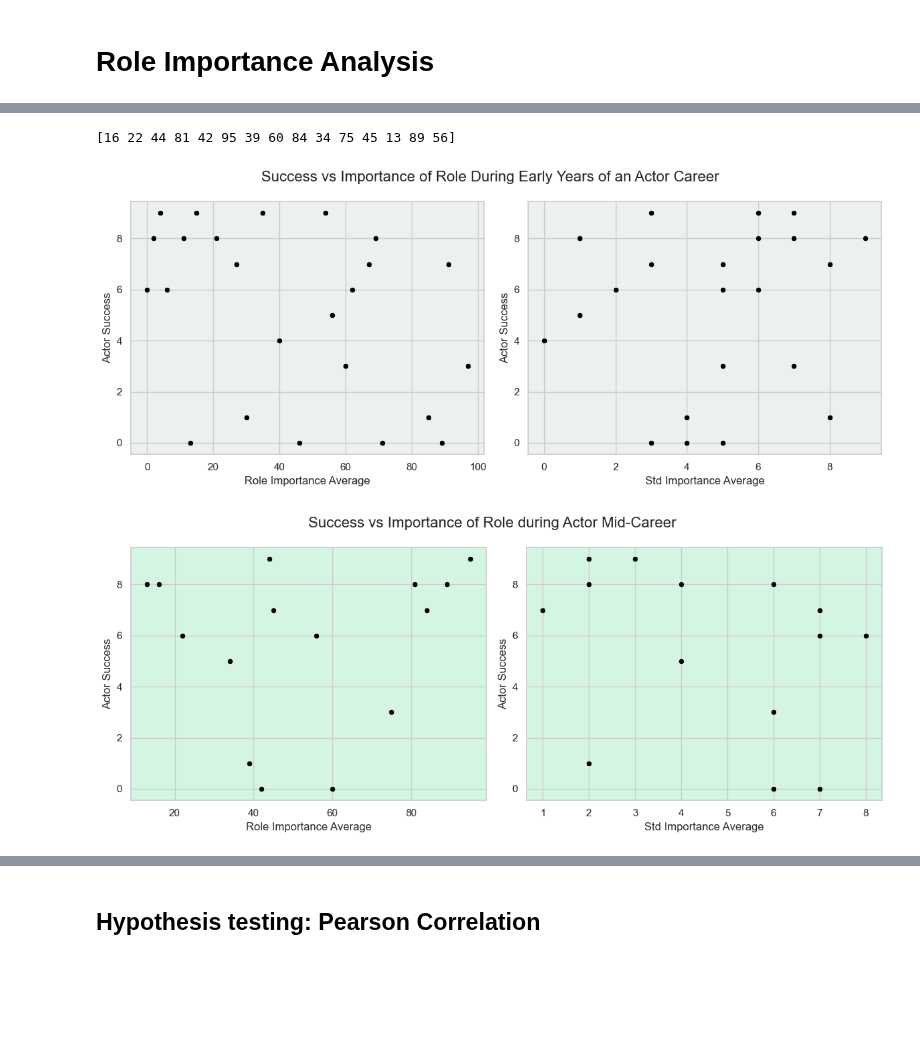
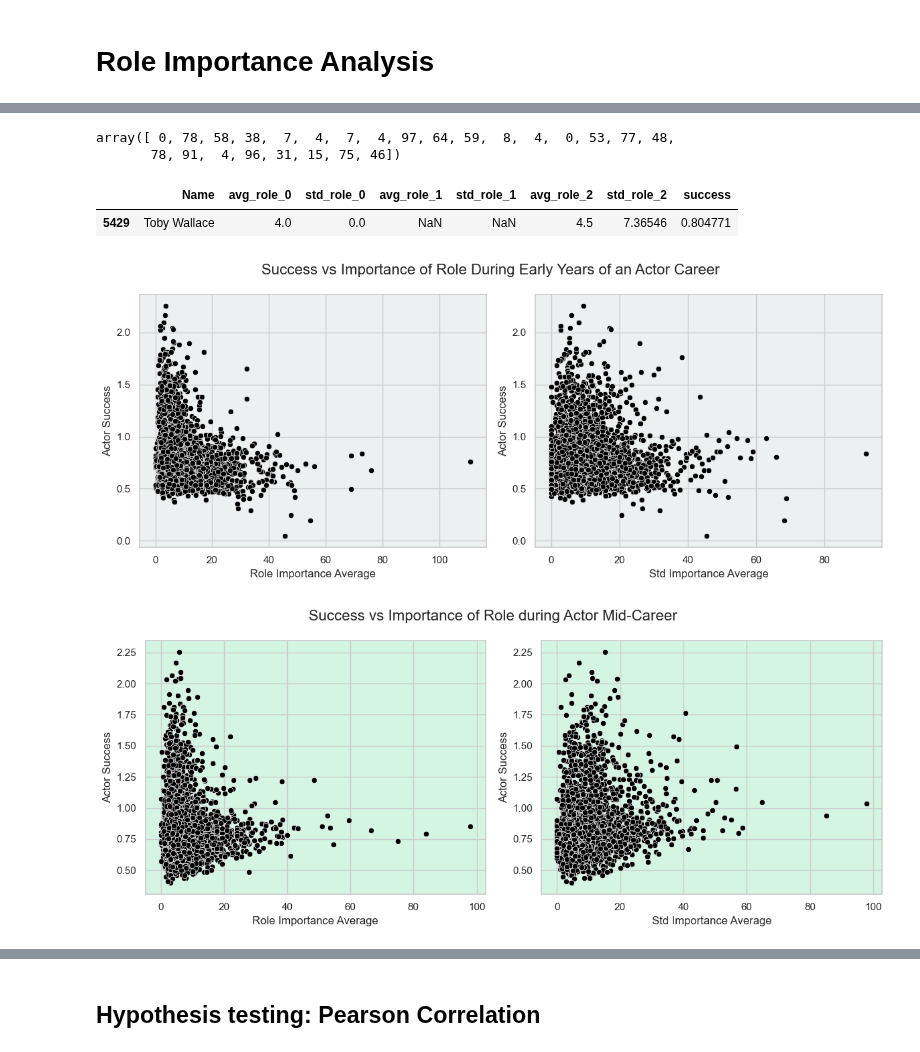
Before and after one commit to epfl-ada/ada-2023-project-cinemada, a Jupyter notebook: Preprocessing/analysis.ipynb, the cells around one changed output, grey strips where cells are left out. Saved outputs shown, nothing was run; the diff lists cells and outputs as text; code cells hidden in the pictures; blank space fills up the shorter version.

Commit message:
analysis with complete dataset for lead role, graphs not finished

```diff
--- a/Preprocessing/analysis.ipynb
+++ b/Preprocessing/analysis.ipynb
@@ -56,3 +56,11 @@ data_3 = {
 actor_1 = pd.DataFrame(data_1)
 actor_2 = pd.DataFrame(data_2)
 actor_3 = pd.DataFrame(data_3)
+# %%
+#Load data
+df = pd.read_csv('../Data/preprocessed_data/final_data/full_db.csv')
+
+columns_to_keep = ['name', 'avg_order_0','std_order_0','avg_order_1','std_order_1','avg_order_2','std_order_2','success']
+df = df[columns_to_keep]
+full_df = df.rename(columns={'name': 'Name', 'avg_order_0': 'avg_role_0', 'std_order_0': 'std_role_0', 'avg_order_1': 'avg_role_1', 'std_order_1': 'std_role_1', 'avg_order_2': 'avg_role_2', 'std_order_2': 'std_role_2'})
+full_df.sort_values(by=['success'], ascending=False)
@@ -75,15 +97,38 @@ full_df= pd.DataFrame(full_data)
 # %%
-avg_role_beginning= np.concatenate([actor_1['avg_role_0'],actor_2['avg_role_0'],actor_3['avg_role_0']])
-avg_role_mid= np.concatenate([actor_2['avg_role_1'],actor_3['avg_role_1']])
-avg_role_end= np.array(actor_3['avg_role_2'])
-std_role_beginning= np.concatenate([actor_1['std_role_0'],actor_2['std_role_0'],actor_3['std_role_0']])
-std_role_mid= np.concatenate([actor_2['std_role_1'],actor_3['std_role_1']])
-std_role_end= np.array(actor_3['std_role_2'])
-success_1= np.concatenate([actor_1['success'],actor_2['success'],actor_3['success']])
-success_2= np.concatenate([actor_2['success'],actor_3['success']])
-success_3= np.array(actor_3['success'])
+# avg_role_beginning= np.concatenate([actor_1['avg_role_0'],actor_2['avg_role_0'],actor_3['avg_role_0']])
+# avg_role_mid= np.concatenate([actor_2['avg_role_1'],actor_3['avg_role_1']])
+# avg_role_end= np.array(actor_3['avg_role_2'])
+# std_role_beginning= np.concatenate([actor_1['std_role_0'],actor_2['std_role_0'],actor_3['std_role_0']])
+# std_role_mid= np.concatenate([actor_2['std_role_1'],actor_3['std_role_1']])
+# std_role_end= np.array(actor_3['std_role_2'])
+# success_1= np.concatenate([actor_1['success'],actor_2['success'],actor_3['success']])
+# success_2= np.concatenate([actor_2['success'],actor_3['success']])
+# success_3= np.array(actor_3['success'])
 # %% [output]
-[16 22 44 81 42 95 39 60 84 34 75 45 13 89 56]
+array([ 0, 78, 58, 38,  7,  4,  7,  4, 97, 64, 59,  8,  4,  0, 53, 77, 48,
+       78, 91,  4, 96, 31, 15, 75, 46])
+# %%
+full_df[full_df['Name'] == 'Toby Wallace']
+# %% [output]
+|  | Name | avg_role_0 | std_role_0 | avg_role_1 | std_role_1 | avg_role_2 | std_role_2 | success |
+| 5429 | Toby Wallace | 4.0 | 0.0 | NaN | NaN | 4.5 | 7.36546 | 0.804771 |
+# %%
+avg_role_beginning = full_df['avg_role_0']
+avg_role_mid = full_df['avg_role_1'].dropna()
+avg_role_end = full_df['avg_role_2'].dropna()
+
+
+std_role_beginning = full_df['std_role_0']
+std_role_mid = full_df['std_role_1'].dropna()
+std_role_end = full_df['std_role_2'].dropna()
+
+success_beginning = full_df['success'] # Success of actors who had a begginning career (No NaN in avg_role_0)
+success_mid = full_df[~full_df['avg_role_1'].isna()]['success'] # Success of actors who had a mid career (No NaN in avg_role_1)
+success_end = full_df[~full_df['avg_role_2'].isna()]['success'] # Success of actors who had a end career (No NaN in avg_role_2)
+
+assert len(avg_role_beginning) == len(std_role_beginning) == len(success_beginning)
+assert len(avg_role_mid) == len(std_role_mid) == len(success_mid)
+assert len(avg_role_end) == len(std_role_end) == len(success_end)
 # %%
 fig1, axes = plt.subplots(nrows=1, ncols=2, figsize=(12, 5))
 fig1.suptitle('Success vs Importance of Role During Early Years of an Actor Career ', fontsize=16)
@@ -97,14 +142,14 @@ light_yellow = '#FFFFE0'
 sns.set(style="whitegrid")
 
 # Plot 1: Success vs Role Average
-sns.scatterplot(x=avg_role_beginning, y=success_1, ax=axes[0],  color='black')
+sns.scatterplot(x=avg_role_beginning, y=success_beginning, ax=axes[0],  color='black')
 axes[0].set_xlabel('Role Importance Average')
 axes[0].set_ylabel('Actor Success')
 axes[0].set_facecolor(light_blue)
 
 
 # Plot 2: Success vs Role Standard Deviation
-sns.scatterplot(x=std_role_beginning, y=success_1, ax=axes[1], color='black')
+sns.scatterplot(x=std_role_beginning, y=success_beginning, ax=axes[1], color='black')
 axes[1].set_xlabel('Std Importance Average')
 axes[1].set_ylabel('Actor Success')
 axes[1].set_facecolor(light_blue)
@@ -114,30 +159,30 @@ axes[1].set_facecolor(light_blue)
 plt.tight_layout()
 plt.show()
 # %% [output]
-[figure, old version]
+[figure, new version]
 # %%
 fig1, axes = plt.subplots(nrows=1, ncols=2, figsize=(12, 5))
 fig1.suptitle('Success vs Importance of Role during Actor Mid-Career', fontsize=16)
 axes = axes.flatten()
 sns.set_theme()
 sns.set(style="whitegrid")
 
 # Plot 1: Success vs Role Average
-sns.scatterplot(x=avg_role_mid, y=success_2, ax=axes[0], color='black')
+sns.scatterplot(x=avg_role_mid, y=success_mid, ax=axes[0], color='black')
 axes[0].set_xlabel('Role Importance Average')
 axes[0].set_ylabel('Actor Success')
 axes[0].set_facecolor(light_green)
 
 # Plot 2: Success vs Role Standard Deviation
-sns.scatterplot(x=std_role_mid, y=success_2, ax=axes[1], color='black')
+sns.scatterplot(x=std_role_mid, y=success_mid, ax=axes[1], color='black')
 axes[1].set_xlabel('Std Importance Average')
 axes[1].set_ylabel('Actor Success')
 axes[1].set_facecolor(light_green)
 
 plt.tight_layout()
 plt.show()
 # %% [output]
-[figure, old version]
+[figure, new version]
 # %%
 
 fig1, axes = plt.subplots(nrows=1, ncols=2, figsize=(12, 5))
```
Also changed, not shown: parts of 5 cells of this notebook, 1 other file.
